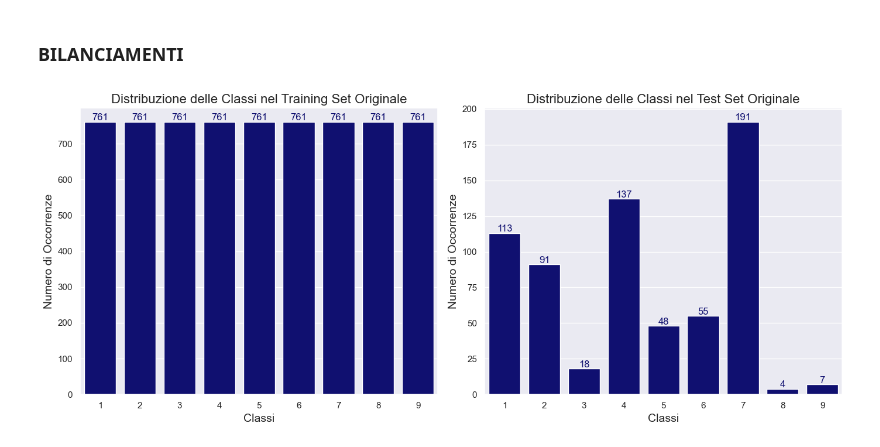
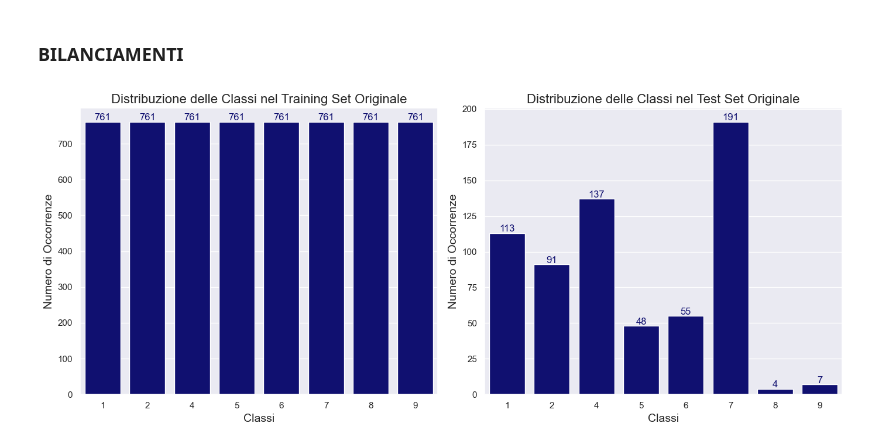
Before and after one commit to sciro24/Cancer-Treatment-with-ML, a Jupyter notebook: ULTIMI /ULTIMISSIMI/test try 1.ipynb, the cells around one changed output. Cells and saved outputs as stored; diff of their text form; code cells hidden in the pictures.

```diff
--- a/ULTIMI /ULTIMISSIMI/test try 1.ipynb
+++ b/ULTIMI /ULTIMISSIMI/test try 1.ipynb
@@ -223,11 +221,11 @@ y = df['Class']
 X_gene_variation_encoded = pd.get_dummies(X_gene_variation, columns=['Gene', 'Variation'])
 
 # Vettorizzazione del testo
-tfidf = TfidfVectorizer(max_features=10000)
+tfidf = TfidfVectorizer(max_features=5000)
 X_text_vectorized = tfidf.fit_transform(X_text).toarray()
 
 # Applicazione di SVD per la riduzione della dimensionalità
-svd = TruncatedSVD(n_components=100)
+svd = TruncatedSVD(n_components=300)
 X_text_svd = svd.fit_transform(X_text_vectorized)
 
 # Unione delle feature
@@ -247,24 +245,36 @@ Dimensioni del dataset finale: (3316, 3355)
 # %% [markdown]
 <h3> BILANCIAMENTI</h3>
 # %%
-# Separazione in training e test (80-20) mantenendo la stessa distribuzione delle classi
-X_train, X_test, y_train, y_test = train_test_split(X, y, test_size=0.2, stratify=y, random_state=42)
+# 1. Rimozione della Classe 3
+mask = y != 3  # Seleziona solo le righe in cui la classe NON è 3
+X_filtered = X[mask]
+y_filtered = y[mask]
 
-# Applicazione del RandomOverSampler per aumentare la classe minoritaria
-oversampler = RandomOverSampler(sampling_strategy='auto', random_state=42)
-X_train_over, y_train_over = oversampler.fit_resample(X_train, y_train)
+
+# 2. Train-test split con stratificazione
+X_train, X_test, y_train, y_test = train_test_split(
+    X_filtered, y_filtered, test_size=0.2, stratify=y_filtered, random_state=42
+)
+
+
+# 3. Bilanciamento del set di training con SMOTE
+smote = SMOTE(random_state=42)
+X_train_balanced, y_train_balanced = smote.fit_resample(X_train, y_train)
+
+
+
 
 # Visualizza la distribuzione delle classi nel training e nel test set
 fig, axes = plt.subplots(1, 2, figsize=(14, 6))
 
 # Grafico per il training set
-plot_class_distribution(df=pd.DataFrame({'Class': y_train_over}), column_name='Class', title='Distribuzione delle Classi nel Training Set Originale', color='navy', ax=axes[0])
+plot_class_distribution(df=pd.DataFrame({'Class': y_train_balanced}), column_name='Class', title='Distribuzione delle Classi nel Training Set Originale', color='navy', ax=axes[0])
 
 # Grafico per il test set
 plot_class_distribution(df=pd.DataFrame({'Class': y_test}), column_name='Class', title='Distribuzione delle Classi nel Test Set Originale', color='navy', ax=axes[1])
 
 # Ottimizzazione della disposizione dell'intero layout
 plt.tight_layout()
 plt.show()
 # %% [output]
-[figure, old version]
+[figure, new version]
```
Also changed, not shown: parts of 4 cells of this notebook, 9 other files.
